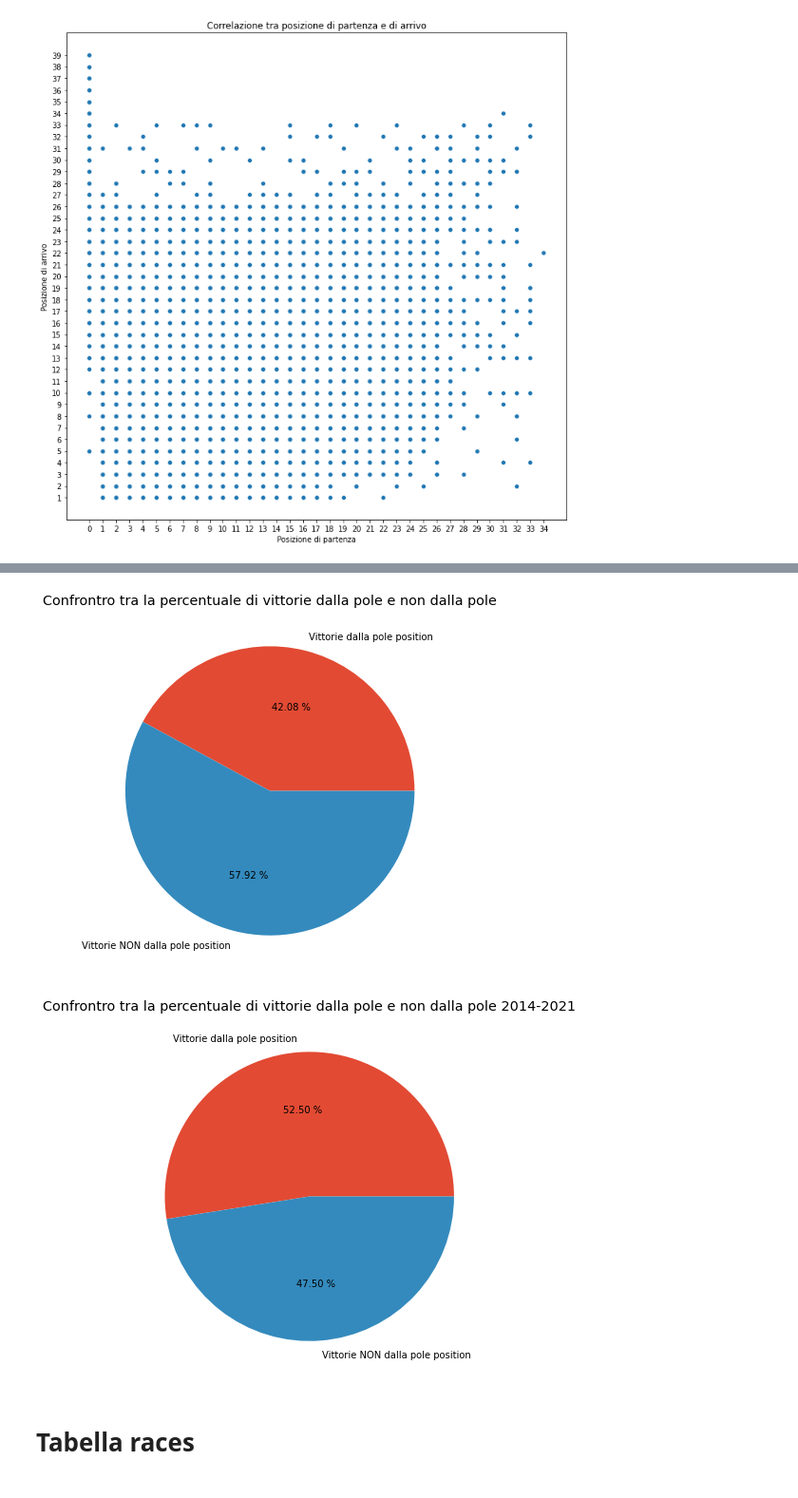
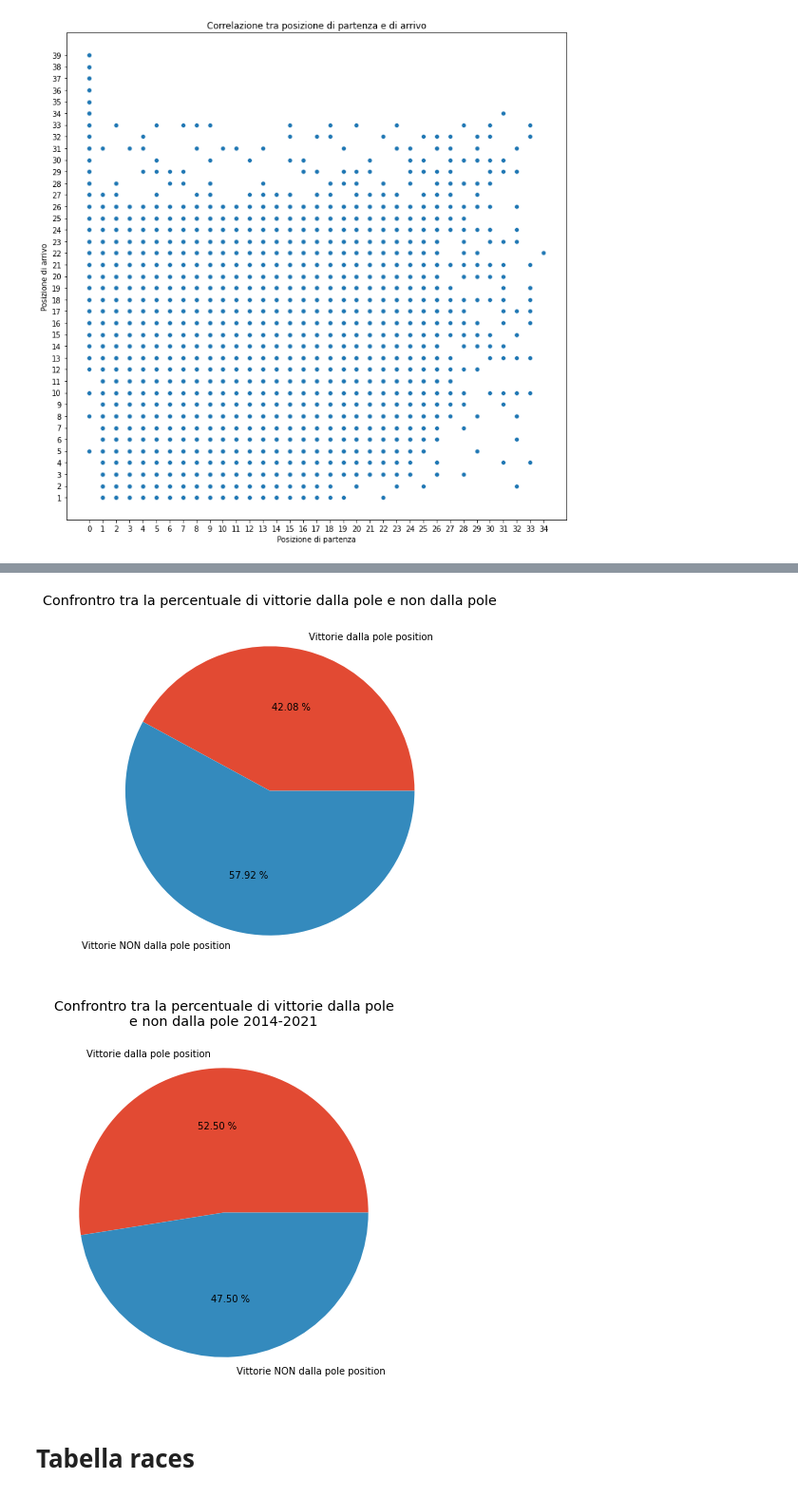
Before and after one commit to giorgio-angelo-esposito/F1WP, a Jupyter notebook: F1WP.ipynb, the cells around one changed output, grey strips where cells are left out. Shown at 95% size. Cells and saved outputs as stored; diff of their text form; code cells hidden in the pictures.

```diff
--- a/F1WP.ipynb
+++ b/F1WP.ipynb
@@ -127,35 +155,35 @@ winner_not_from_pole = results.loc[(results['grid'] != 1) & (results['positionOr
 #creaimo un pie chart con questi valori
 labels = ['Vittorie dalla pole position','Vittorie NON dalla pole position'] #label da utilizzare
 
 plt.figure(figsize=(7,7)) #dimensioni del grafico
 plt.style.use('ggplot') #stile del grafico
 plt.pie([winner_from_pole,winner_not_from_pole],labels=labels,autopct= '%.2f %%') #creazione del grafico
 plt.title('Confrontro tra la percentuale di vittorie dalla pole e non dalla pole') #titolo del grafico
 plt.savefig('Starting_position',dpi = 300) #salviamo il grafico
 plt.show() #mostriamo il grafico
 print('\n')
 #uniamo i dataset results e races per ottenere l'anno in cui si sono svolte le gare
 results_and_races = pd.merge(results, races, on='raceId')
 
 #otteniamo il numero di piloti che hanno vinto partendo dalla prima posizione dal 2014 al 2021
 winner_from_pole_from_2014 = results_and_races.loc[(results_and_races['grid'] == 1) & (results_and_races['positionOrder'] == 1) & (results_and_races['year'] >= 2014)].count()[0]
 
 #otteniamo il numero di piloti che hanno vinto partendo da una posizione diversa dalla prima dal 2014 al 2021
 winner_not_from_pole_from_2014 = results_and_races.loc[(results_and_races['grid'] != 1) & (results_and_races['positionOrder'] == 1) & (results_and_races['year'] >= 2014)].count()[0]
 
 
 #creaimo un pie chart con questi valori
 labels = ['Vittorie dalla pole position','Vittorie NON dalla pole position'] #label da utilizzare
 
 plt.figure(figsize=(7,7)) #dimensioni del grafico
 plt.style.use('ggplot') #stile del grafico
 plt.pie([winner_from_pole_from_2014,winner_not_from_pole_from_2014],labels=labels,autopct= '%.2f %%') #creazione del grafico
-plt.title('Confrontro tra la percentuale di vittorie dalla pole e non dalla pole 2014-2021') #titolo del grafico
+plt.title('Confrontro tra la percentuale di vittorie dalla pole\ne non dalla pole 2014-2021') #titolo del grafico
 plt.savefig('Starting_position_from_2014',dpi = 300) #salviamo il grafico
 plt.show() #mostriamo il grafico
 # %% [output]
 [figure]
-[figure, old version]
+[figure, new version]
 # %% [markdown]
 # **Tabella races**
 # %% [markdown]
```
Also changed, not shown: parts of 5 cells of this notebook.
